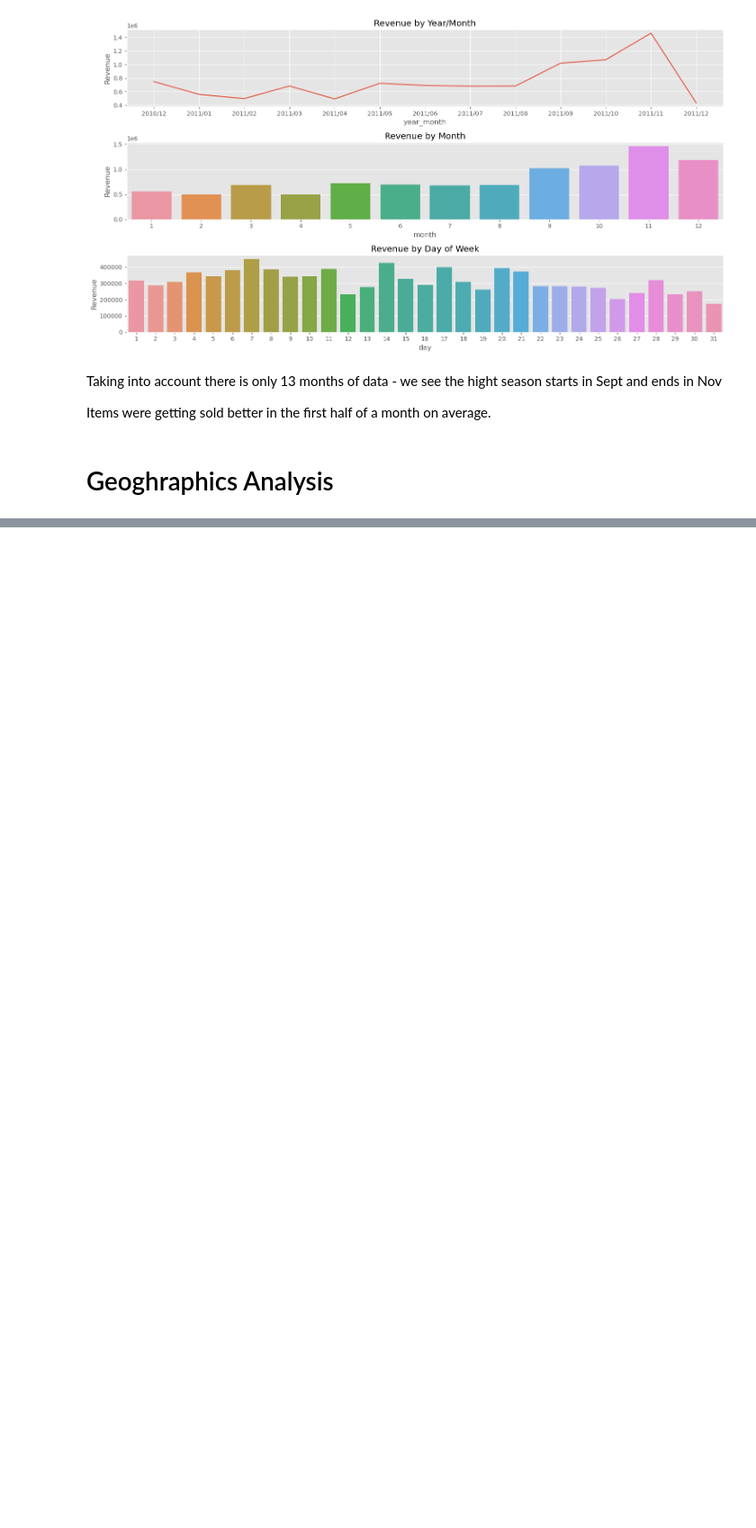
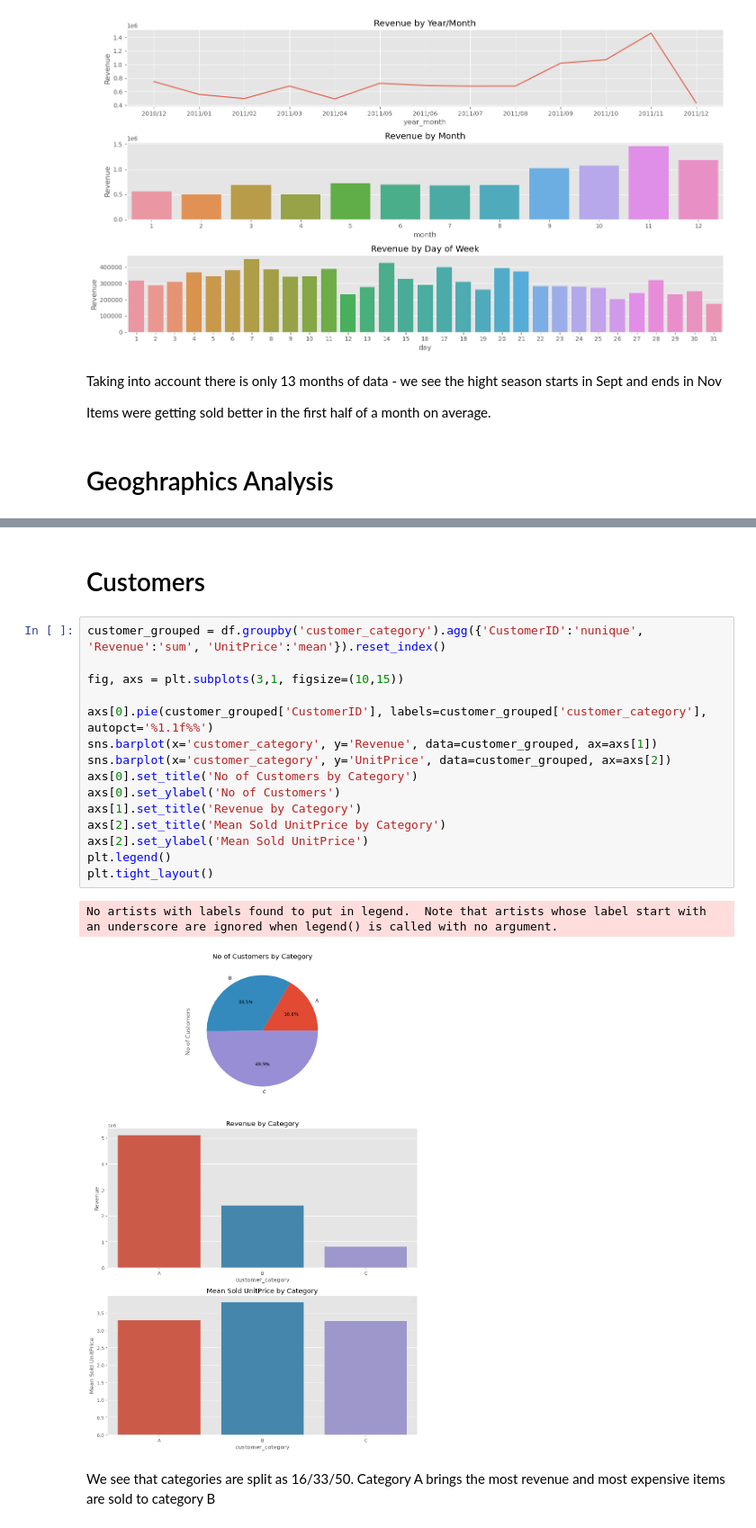
Before and after one commit to obaliuta/tata_retail_eda_visual, a Jupyter notebook: notebook.ipynb, the cells around one changed output, grey strips where cells are left out. Shown at 90% size. Drawn from its saved outputs; the diff is of its cells as text; blank space fills up the shorter version.

```diff
--- a/notebook.ipynb
+++ b/notebook.ipynb
@@ -502,0 +530,22 @@ Items were getting sold better in the first half of a month on average.
+# %% [markdown]
+# Customers
+# %%
+customer_grouped = df.groupby('customer_category').agg({'CustomerID':'nunique', 'Revenue':'sum', 'UnitPrice':'mean'}).reset_index()
+
+fig, axs = plt.subplots(3,1, figsize=(10,15))
+
+axs[0].pie(customer_grouped['CustomerID'], labels=customer_grouped['customer_category'], autopct='%1.1f%%')
+sns.barplot(x='customer_category', y='Revenue', data=customer_grouped, ax=axs[1])
+sns.barplot(x='customer_category', y='UnitPrice', data=customer_grouped, ax=axs[2])
+axs[0].set_title('No of Customers by Category')
+axs[0].set_ylabel('No of Customers')
+axs[1].set_title('Revenue by Category')
+axs[2].set_title('Mean Sold UnitPrice by Category')
+axs[2].set_ylabel('Mean Sold UnitPrice')
+plt.legend()
+plt.tight_layout()
+# %% [output]
+No artists with labels found to put in legend.  Note that artists whose label start with an underscore are ignored when legend() is called with no argument.
+[figure, added]
+# %% [markdown]
+We see that categories are split as 16/33/50. Category A brings the most revenue and most expensive items are sold to category B
```
Also changed, not shown: parts of 9 cells of this notebook.
